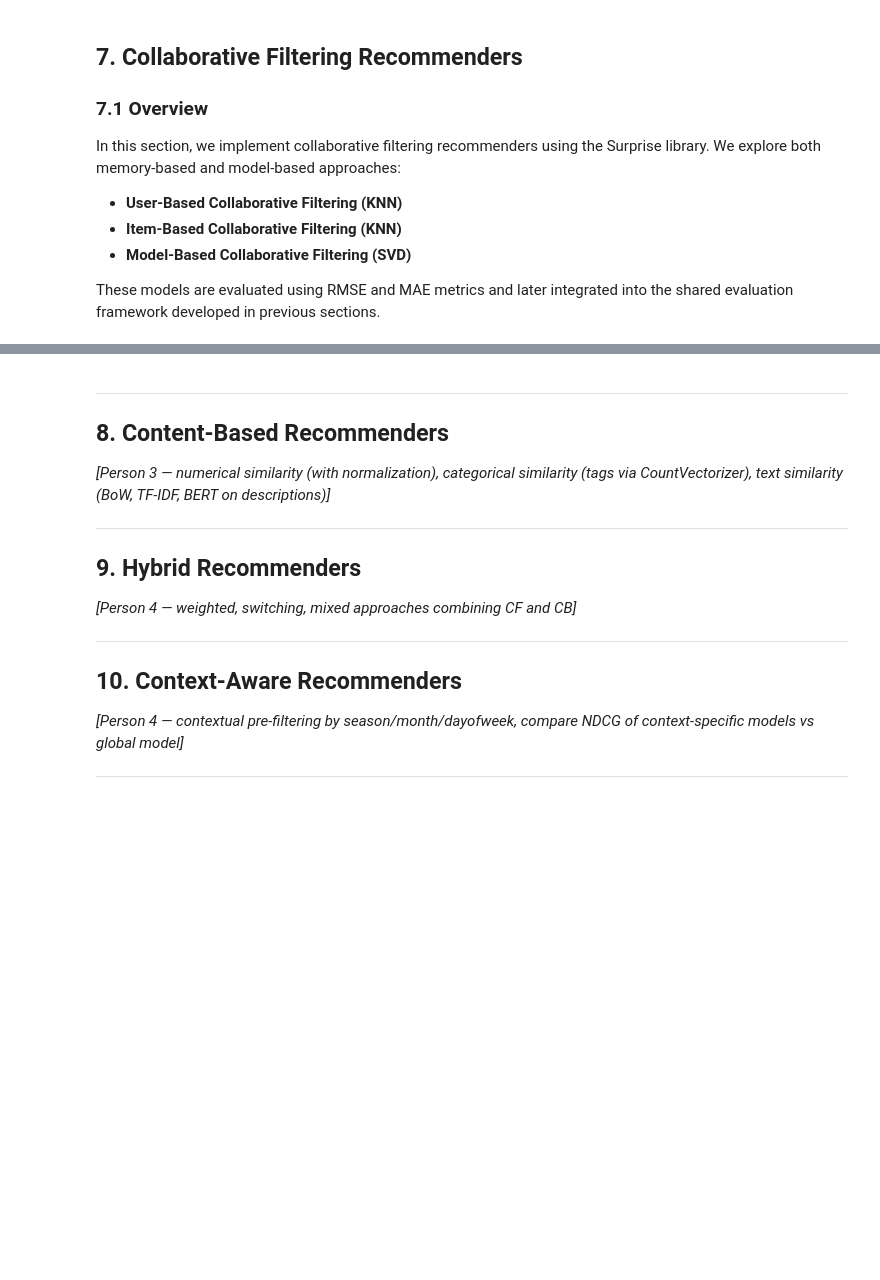
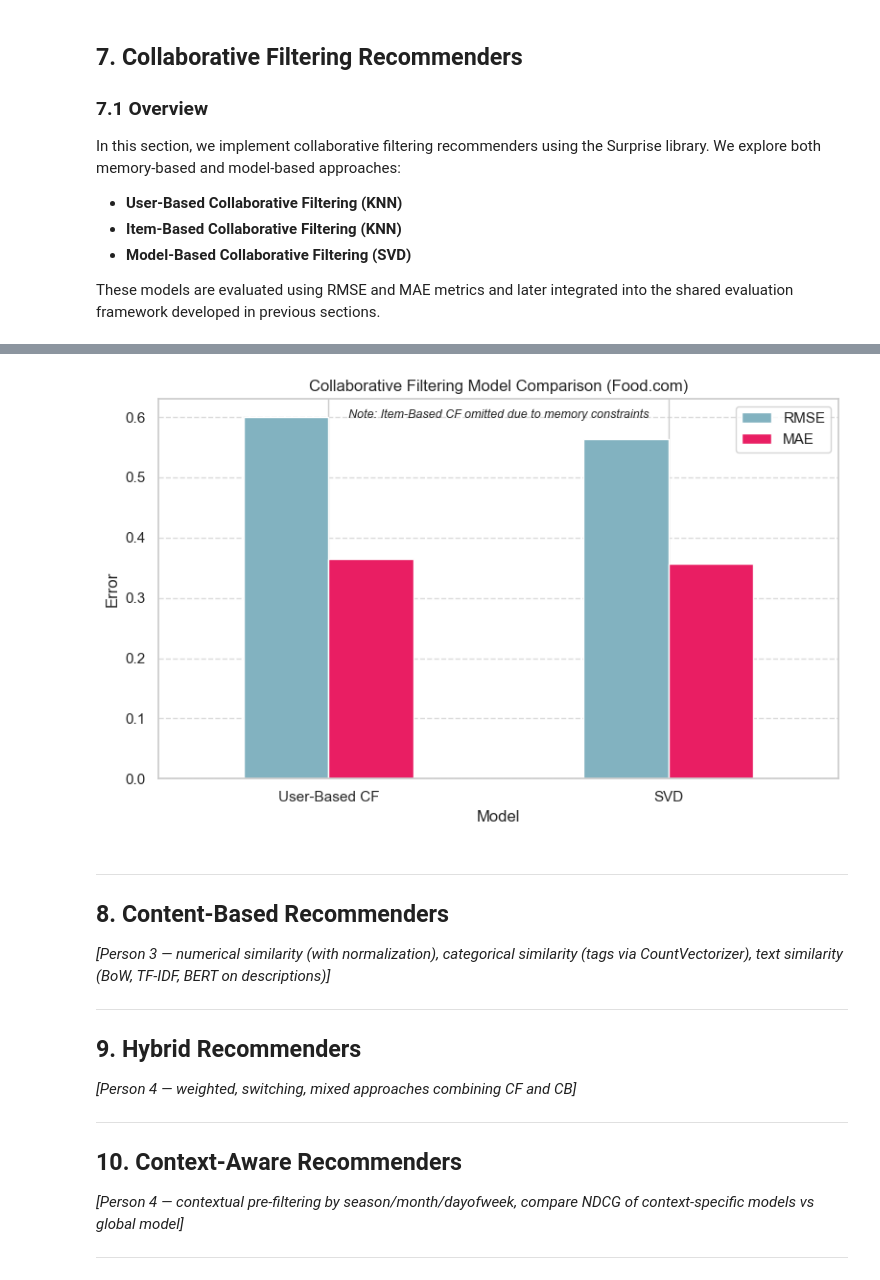
Before and after one commit to beamartin27/Food-Recommender-System, a Jupyter notebook: RecSys_Group_Project.ipynb, the cells around one changed output, grey strips where cells are left out. Saved outputs shown, nothing was run; the diff lists cells and outputs as text; code cells hidden in the pictures; blank space fills up the shorter version.

```diff
--- a/RecSys_Group_Project.ipynb
+++ b/RecSys_Group_Project.ipynb
@@ -1360,18 +1360,23 @@ from surprise.model_selection import cross_validate
 # %%
-# User-Based Collaborative Filtering
+# User-Based Collaborative Filtering (with bias correction)
 sim_options_user = {
     "name": "cosine",
     "user_based": True
 }
 
-user_cf = KNNBasic(sim_options=sim_options_user)
+user_cf = KNNWithMeans(
+    k=20,
+    min_support=5,
+    sim_options=sim_options_user
+)
+
 user_cf.fit(trainset)
 
 predictions_user = user_cf.test(testset)
 
 print("User-Based CF Results:")
-accuracy.rmse(predictions_user)
-accuracy.mae(predictions_user)
+rmse_user = accuracy.rmse(predictions_user)
+mae_user = accuracy.mae(predictions_user)
 # %% [output]
 Computing the cosine similarity matrix...
 Done computing similarity matrix.
@@ -1410,14 +1426,19 @@ MAE:  0.8150
 # %%
-# --- Model-Based Collaborative Filtering (SVD) ---
-from surprise import SVD
+# Model-Based Collaborative Filtering (SVD)
+svd_model = SVD(
+    n_factors=50,
+    n_epochs=20,
+    lr_all=0.005,
+    reg_all=0.02,
+    random_state=42
+)
 
-svd_model = SVD(random_state=42)
 svd_model.fit(trainset)
 
 predictions_svd = svd_model.test(testset)
 
 print("SVD Model Results:")
-accuracy.rmse(predictions_svd)
-accuracy.mae(predictions_svd)
+rmse_svd = accuracy.rmse(predictions_svd)
+mae_svd = accuracy.mae(predictions_svd)
 # %% [output]
 SVD Model Results:
@@ -1505,3 +1602,22 @@ plt.show()
+# %%
+# Plot only models that completed
+plot_data = pd.DataFrame({
+    "Model": ["User-Based CF", "SVD"],
+    "RMSE": [rmse_user, rmse_svd],
+    "MAE": [mae_user, mae_svd]
+})
+
+plot_data.set_index("Model").plot(kind="bar", figsize=(8,5), color=[MAIN_COLOR, SECONDARY_COLOR])
+plt.title("Collaborative Filtering Model Comparison (Food.com)")
+plt.ylabel("Error")
+plt.xticks(rotation=0)
+plt.grid(axis="y", linestyle="--", alpha=0.7)
+plt.text(0.5, 0.95, "Note: Item-Based CF omitted due to memory constraints",
+         transform=plt.gca().transAxes, ha='center', fontsize=9, style='italic')
+plt.tight_layout()
+plt.show()
+# %% [output]
+[figure, added]
 # %% [markdown]
 ---
 ## 8. Content-Based Recommenders
```
Also changed, not shown: parts of 13 cells of this notebook.
